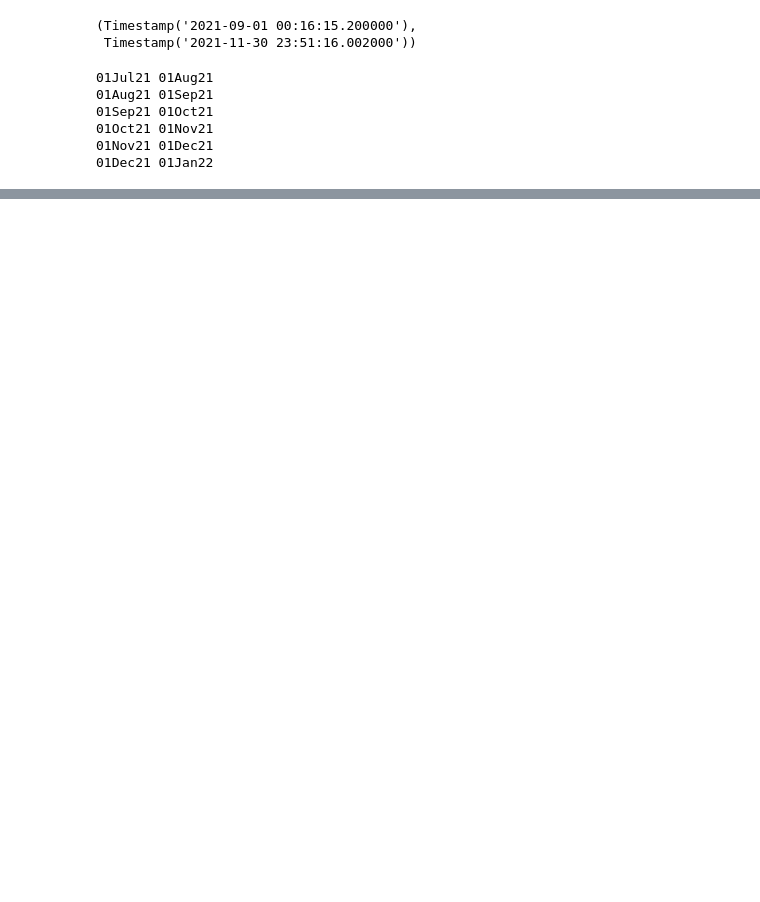
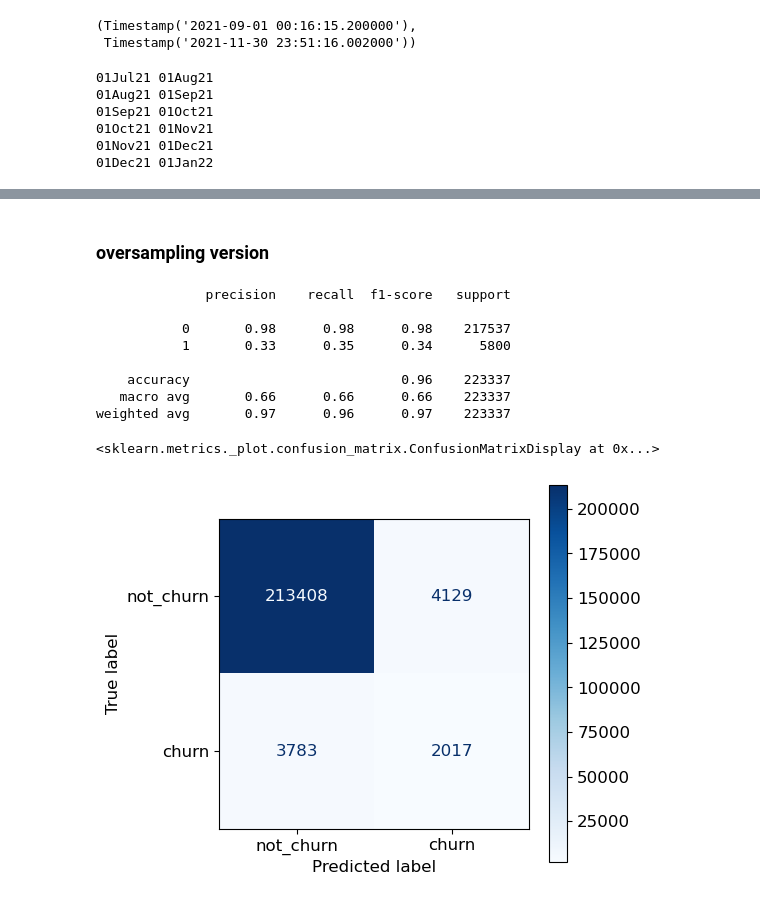
Before and after one commit to trisna26/alfagift_churn, a Jupyter notebook: explore-Copy1.ipynb, the cells around one changed output, grey strips where cells are left out. Saved outputs shown, nothing was run; the diff lists cells and outputs as text; code cells hidden in the pictures; blank space fills up the shorter version.

```diff
--- a/explore-Copy1.ipynb
+++ b/explore-Copy1.ipynb
@@ -271,22 +389,37 @@ ConfusionMatrixDisplay.from_predictions(y_test, pred, cmap='Blues', display_labe
+# %% [markdown]
+### oversampling version
 # %%
 from sklearn.preprocessing import StandardScaler
 from sklearn.preprocessing import MinMaxScaler
-# scaler = StandardScaler()
-# scaler.fit(X_train)
-# X_train = scaler.transform(X_train)
-# X_test = scaler.transform(X_test)
+X_train, X_test, y_train, y_test = train_test_split(X, y, test_size=0.33, random_state=42, stratify=y)
+
+scaler = StandardScaler()
+scaler.fit(X_train)
+X_train = pd.DataFrame(scaler.transform(X_train), index=X_train.index)
+X_test = pd.DataFrame(scaler.transform(X_test), index=X_test.index)
 
 
 from imblearn.over_sampling import SMOTE
 oversampler = SMOTE(random_state=0)
 X_train ,y_train = oversampler.fit_resample(X_train, y_train)
 
 
 clf_ridge = RandomForestClassifier()
 clf_ridge.fit(X_train, y_train)
 pred = clf_ridge.predict(X_test)
 
 
 print(classification_report(y_test, pred))
 fig, ax = plt.subplots(figsize=(5, 5), dpi=100)
 plot_confusion_matrix(clf_ridge, X_test, y_test, cmap='Blues', display_labels= ['not_churn', 'churn'], ax = ax)
+# %% [output]
+              precision    recall  f1-score   support
+
+           0       0.98      0.98      0.98    217537
+           1       0.33      0.35      0.34      5800
+
+    accuracy                           0.96    223337
+   macro avg       0.66      0.66      0.66    223337
+weighted avg       0.97      0.96      0.97    223337
+<sklearn.metrics._plot.confusion_matrix.ConfusionMatrixDisplay at 0x...>
+[figure, added]
```
Also changed, not shown: parts of 24 cells of this notebook.
